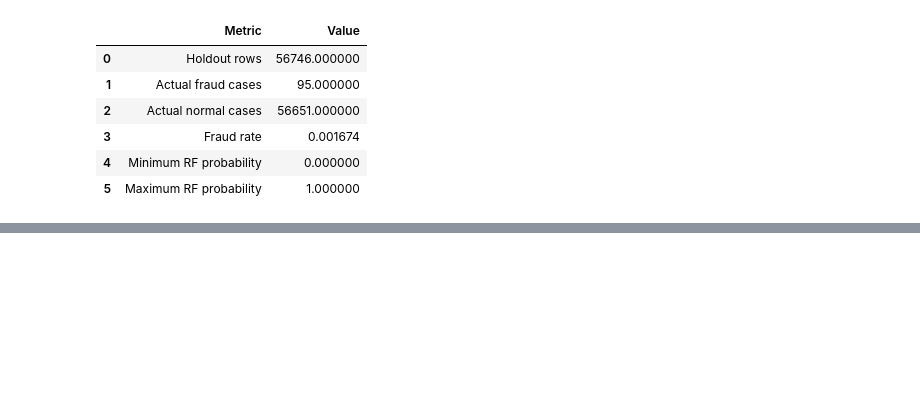
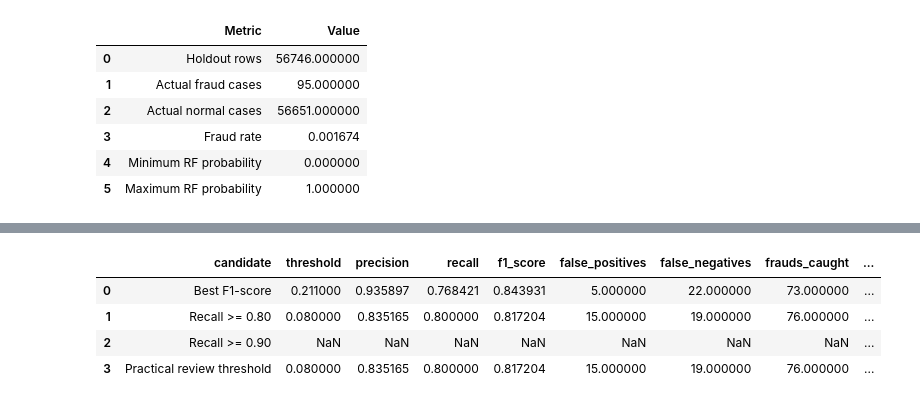
Before and after one commit to mmubashir95/Credit-Card-Fraud-Detection, a Jupyter notebook: notebooks/15_threshold_tuning.ipynb, the cells around one changed output, grey strips where cells are left out. Drawn from its saved outputs; the diff is of its cells as text; code cells hidden in the pictures; blank space fills up the shorter version.

```diff
--- a/notebooks/15_threshold_tuning.ipynb
+++ b/notebooks/15_threshold_tuning.ipynb
@@ -603,0 +309,69 @@ Notebook `16_decision_logic.ipynb` should define separate `BLOCK` and `REVIEW` t
+# %%
+def pick_best_f1_row(threshold_df: pd.DataFrame) -> pd.Series:
+    return threshold_df.sort_values(["f1_score", "recall", "precision"], ascending=False).iloc[0]
+
+
+def pick_recall_floor_row(threshold_df: pd.DataFrame, recall_floor: float) -> pd.Series | None:
+    eligible = threshold_df.loc[threshold_df["recall"] >= recall_floor].copy()
+    if eligible.empty:
+        return None
+    return eligible.sort_values(["precision", "f1_score", "threshold"], ascending=[False, False, False]).iloc[0]
+
+
+def make_candidate_row(candidate_name: str, row: pd.Series | None, reason: str) -> dict:
+    if row is None:
+        return {
+            "candidate": candidate_name,
+            "threshold": np.nan,
+            "precision": np.nan,
+            "recall": np.nan,
+            "f1_score": np.nan,
+            "false_positives": np.nan,
+            "false_negatives": np.nan,
+            "frauds_caught": np.nan,
+            "frauds_missed": np.nan,
+            "total_predicted_frauds": np.nan,
+            "reason": reason,
+        }
+    return {
+        "candidate": candidate_name,
+        "threshold": float(row["threshold"]),
+        "precision": float(row["precision"]),
+        "recall": float(row["recall"]),
+        "f1_score": float(row["f1_score"]),
+        "false_positives": int(row["false_positives"]),
+        "false_negatives": int(row["false_negatives"]),
+        "frauds_caught": int(row["frauds_caught"]),
+        "frauds_missed": int(row["frauds_missed"]),
+        "total_predicted_frauds": int(row["total_predicted_frauds"]),
+        "reason": reason,
+    }
+
+
+best_f1_row = pick_best_f1_row(threshold_evaluation)
+recall_80_row = pick_recall_floor_row(threshold_evaluation, 0.80)
+recall_90_row = pick_recall_floor_row(threshold_evaluation, 0.90)
+
+if recall_80_row is not None and recall_80_row["precision"] >= 0.75:
+    practical_balance_row = recall_80_row
+    practical_reason = "Best precision among thresholds with recall >= 0.80 and acceptable alert quality."
+else:
+    practical_balance_row = best_f1_row
+    practical_reason = "Best F1-score because no recall >= 0.80 threshold met the alert-quality requirement."
+
+candidate_thresholds = pd.DataFrame(
+    [
+        make_candidate_row("Best F1-score", best_f1_row, "Maximizes the balance between precision and recall."),
+        make_candidate_row("Recall >= 0.80", recall_80_row, "Prioritizes catching at least 80% of fraud cases if possible."),
+        make_candidate_row("Recall >= 0.90", recall_90_row, "Prioritizes catching at least 90% of fraud cases if possible."),
+        make_candidate_row("Practical review threshold", practical_balance_row, practical_reason),
+    ]
+)
+
+display(candidate_thresholds)
+# %% [output]
+|  | candidate | threshold | precision | recall | f1_score | false_positives | false_negatives | frauds_caught | ... |
+| 0 | Best F1-score | 0.211000 | 0.935897 | 0.768421 | 0.843931 | 5.000000 | 22.000000 | 73.000000 | ... |
+| 1 | Recall >= 0.80 | 0.080000 | 0.835165 | 0.800000 | 0.817204 | 15.000000 | 19.000000 | 76.000000 | ... |
+| 2 | Recall >= 0.90 | NaN | NaN | NaN | NaN | NaN | NaN | NaN | ... |
+| 3 | Practical review threshold | 0.080000 | 0.835165 | 0.800000 | 0.817204 | 15.000000 | 19.000000 | 76.000000 | ... |
```
Also changed, not shown: parts of 53 cells of this notebook, 1 other file.
